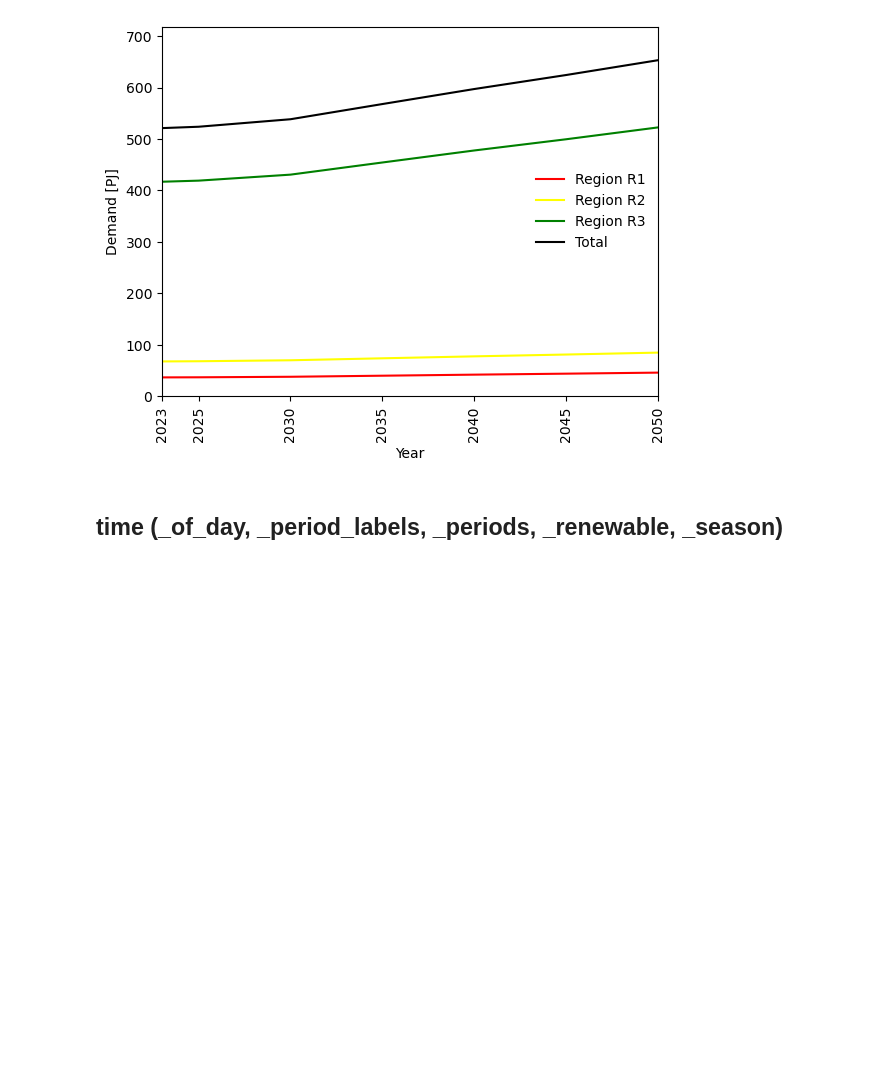
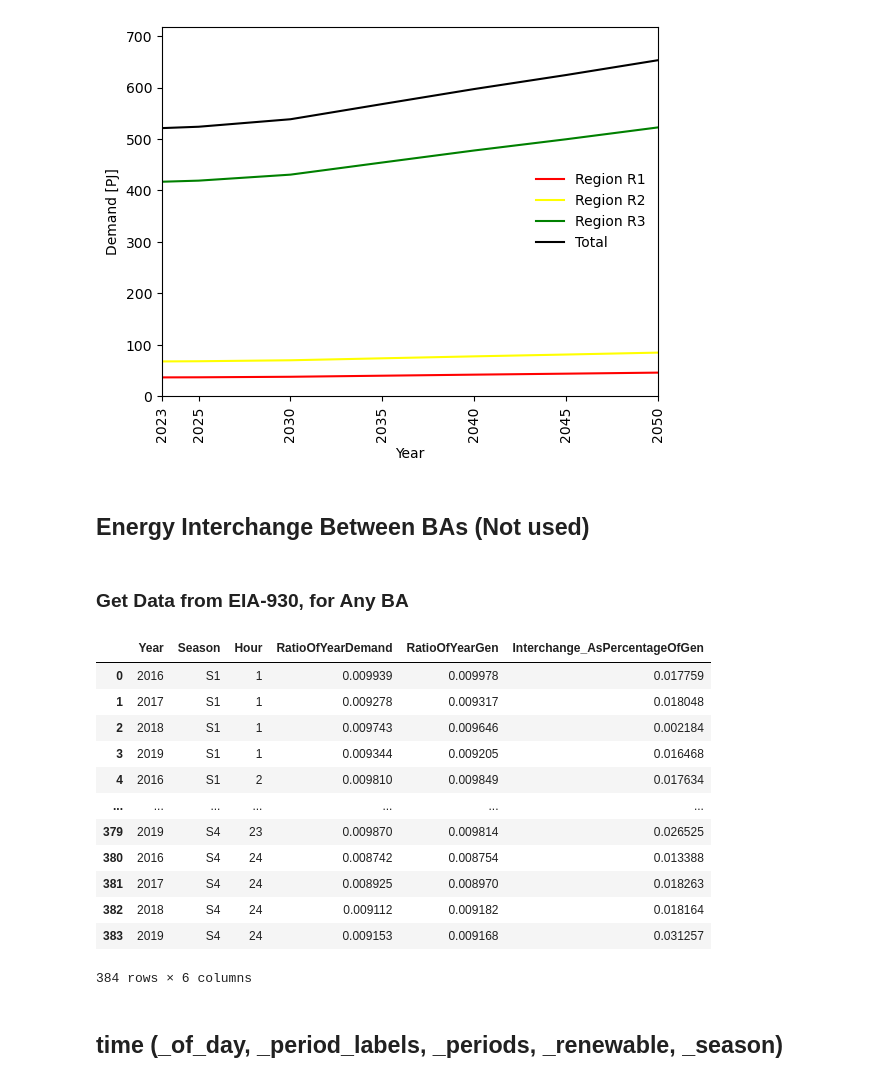
Before and after one commit to vaduraes/TemoaHurricane_V2, a Jupyter notebook: CreateDB_NC/Excel2Sql.ipynb, the cells around one changed output. Drawn from its saved outputs; the diff is of its cells as text; code cells hidden in the pictures; blank space fills up the shorter version.

Commit message:
Improve transmission and interchange

```diff
--- a/CreateDB_NC/Excel2Sql.ipynb
+++ b/CreateDB_NC/Excel2Sql.ipynb
@@ -1154,3 +1154,7 @@ plt.legend(frameon=False)
 # %% [output]
 <matplotlib.legend.Legend at 0x...>
 [figure]
+# %% [markdown]
+## Energy Interchange Between BAs (Not used)
+# %% [markdown]
+### Get Data from EIA-930, for Any BA
@@ -1157,3 +1197,50 @@ plt.legend(frameon=False)
+# %%
+#####-------########
+#Aggregate data by year
+EIA930_BA_Data=pd.DataFrame(columns=["Year","Season", "Hour", "Demand (MW)","Net Generation (MW)","Interchange (MW)"])
+
+for Season in Seasons:
+    for Hour in EIA_Data["Hour"].unique():
+        for Year in EIA_Data["Year"].unique():
+            IdxIn=(EIA_Data["Season"]==Season)*(EIA_Data["Hour"]==Hour)*(EIA_Data["Year"]==Year)#unique season, hour and year
+            df=EIA_Data[IdxIn]
+
+            Demand=df["Demand (MW)"].sum()
+            Generation=df["Net Generation (MW)"].sum()
+            Interchange=df["Interchange (MW)"].sum()
+
+            EIA930_BA_Data=pd.concat([EIA930_BA_Data,pd.DataFrame([{"Year":Year,"Season":Season,"Hour":Hour,"Demand (MW)":Demand,
+                                                                    "Net Generation (MW)":Generation,"Interchange (MW)":Interchange}])], ignore_index=True)
+
+#Make demand as a percentage of the total on the year
+for Year in EIA930_BA_Data["Year"].unique():
+    IdxIn=EIA930_BA_Data["Year"]==Year
+
+    EIA930_BA_Data.loc[IdxIn,"Interchange (MW)"]=EIA930_BA_Data.loc[IdxIn,"Interchange (MW)"]/EIA930_BA_Data.loc[IdxIn,"Net Generation (MW)"].sum()*100
+    EIA930_BA_Data.loc[IdxIn,"Demand (MW)"]=EIA930_BA_Data.loc[IdxIn,"Demand (MW)"]/EIA930_BA_Data.loc[IdxIn,"Demand (MW)"].sum()
+    EIA930_BA_Data.loc[IdxIn,"Net Generation (MW)"]=EIA930_BA_Data.loc[IdxIn,"Net Generation (MW)"]/EIA930_BA_Data.loc[IdxIn,"Net Generation (MW)"].sum()
+
+
+
+EIA930_BA_Data=EIA930_BA_Data.rename(columns={"Demand (MW)": "RatioOfYearDemand"})
+EIA930_BA_Data=EIA930_BA_Data.rename(columns={"Net Generation (MW)": "RatioOfYearGen"})
+EIA930_BA_Data=EIA930_BA_Data.rename(columns={"Interchange (MW)": "Interchange_AsPercentageOfGen"})
+# %%
+EIA930_BA_Data #Very small net interchange out of Duke systems (~2% export of generation)
+# %% [output]
+|  | Year | Season | Hour | RatioOfYearDemand | RatioOfYearGen | Interchange_AsPercentageOfGen |
+| 0 | 2016 | S1 | 1 | 0.009939 | 0.009978 | 0.017759 |
+| 1 | 2017 | S1 | 1 | 0.009278 | 0.009317 | 0.018048 |
+| 2 | 2018 | S1 | 1 | 0.009743 | 0.009646 | 0.002184 |
+| 3 | 2019 | S1 | 1 | 0.009344 | 0.009205 | 0.016468 |
+| 4 | 2016 | S1 | 2 | 0.009810 | 0.009849 | 0.017634 |
+| ... | ... | ... | ... | ... | ... | ... |
+| 379 | 2019 | S4 | 23 | 0.009870 | 0.009814 | 0.026525 |
+| 380 | 2016 | S4 | 24 | 0.008742 | 0.008754 | 0.013388 |
+| 381 | 2017 | S4 | 24 | 0.008925 | 0.008970 | 0.018263 |
+| 382 | 2018 | S4 | 24 | 0.009112 | 0.009182 | 0.018164 |
+| 383 | 2019 | S4 | 24 | 0.009153 | 0.009168 | 0.031257 |
+384 rows × 6 columns
 # %% [markdown]
 ## time (_of_day, _period_labels, _periods, _renewable, _season)
 # %%
```
Also changed, not shown: parts of 13 cells of this notebook, 6 other files.
